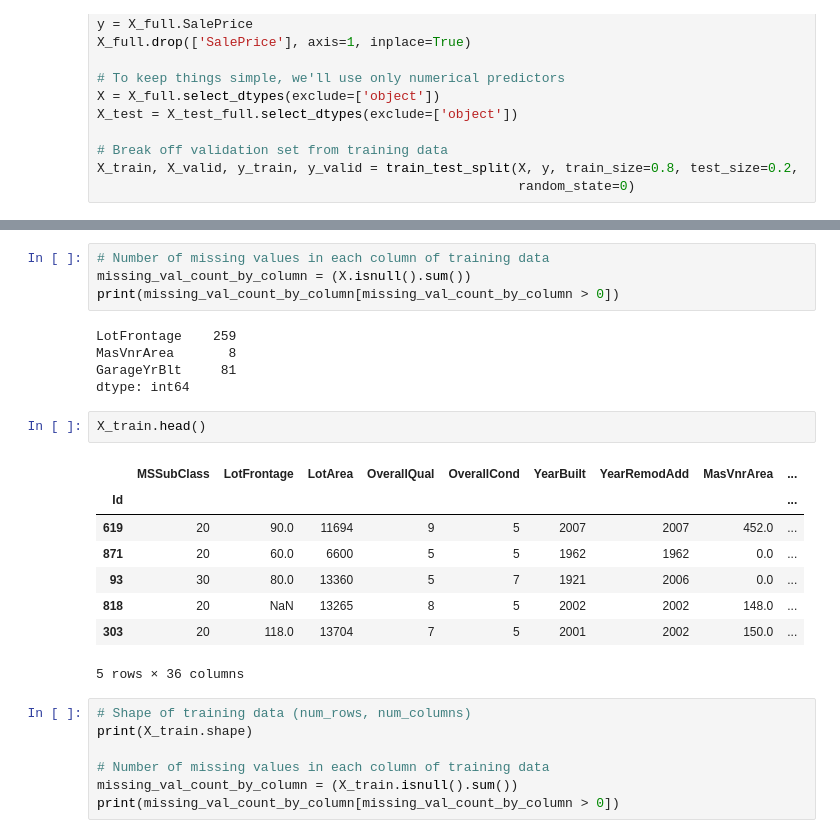
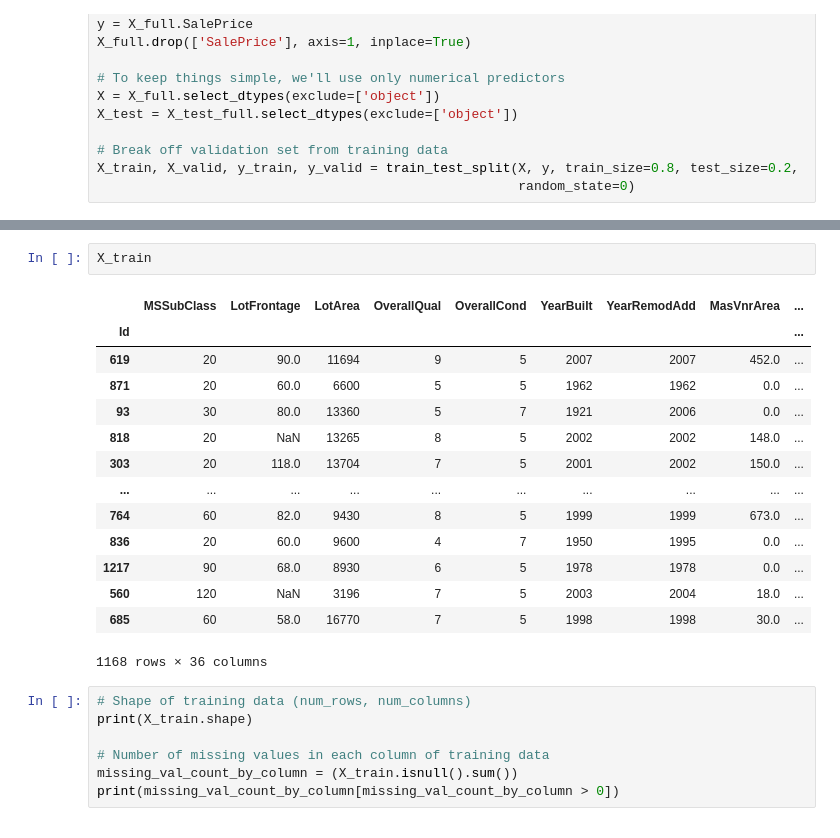
Before and after one commit to salvvilla88/practicing_ds, a Jupyter notebook: kaggle_intermediate_machinelearning.ipynb, the cells around one changed output, grey strips where cells are left out. Drawn from its saved outputs; the diff is of its cells as text.

```diff
--- a/kaggle_intermediate_machinelearning.ipynb
+++ b/kaggle_intermediate_machinelearning.ipynb
@@ -196,23 +185,20 @@ X.head()
-# %%
-# Number of missing values in each column of training data
-missing_val_count_by_column = (X.isnull().sum())
-print(missing_val_count_by_column[missing_val_count_by_column > 0])
-# %% [output]
-LotFrontage    259
-MasVnrArea       8
-GarageYrBlt     81
-dtype: int64
 # %%
-X_train.head()
+X_train
 # %% [output]
 |  | MSSubClass | LotFrontage | LotArea | OverallQual | OverallCond | YearBuilt | YearRemodAdd | MasVnrArea | ... |
 | Id |  |  |  |  |  |  |  |  | ... |
 | 619 | 20 | 90.0 | 11694 | 9 | 5 | 2007 | 2007 | 452.0 | ... |
 | 871 | 20 | 60.0 | 6600 | 5 | 5 | 1962 | 1962 | 0.0 | ... |
 | 93 | 30 | 80.0 | 13360 | 5 | 7 | 1921 | 2006 | 0.0 | ... |
 | 818 | 20 | NaN | 13265 | 8 | 5 | 2002 | 2002 | 148.0 | ... |
 | 303 | 20 | 118.0 | 13704 | 7 | 5 | 2001 | 2002 | 150.0 | ... |
+| ... | ... | ... | ... | ... | ... | ... | ... | ... | ... |
+| 764 | 60 | 82.0 | 9430 | 8 | 5 | 1999 | 1999 | 673.0 | ... |
+| 836 | 20 | 60.0 | 9600 | 4 | 7 | 1950 | 1995 | 0.0 | ... |
+| 1217 | 90 | 68.0 | 8930 | 6 | 5 | 1978 | 1978 | 0.0 | ... |
+| 560 | 120 | NaN | 3196 | 7 | 5 | 2003 | 2004 | 18.0 | ... |
+| 685 | 60 | 58.0 | 16770 | 7 | 5 | 1998 | 1998 | 30.0 | ... |
-5 rows × 36 columns
+1168 rows × 36 columns
 # %%
 # Shape of training data (num_rows, num_columns)
 print(X_train.shape)
```
Also changed, not shown: parts of 49 cells of this notebook.
